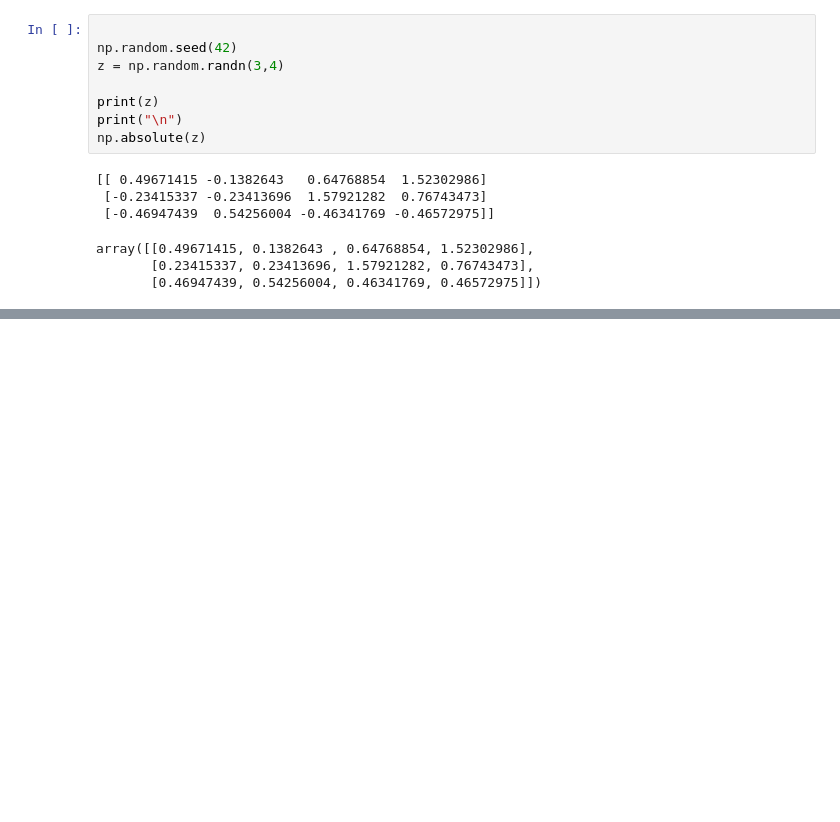
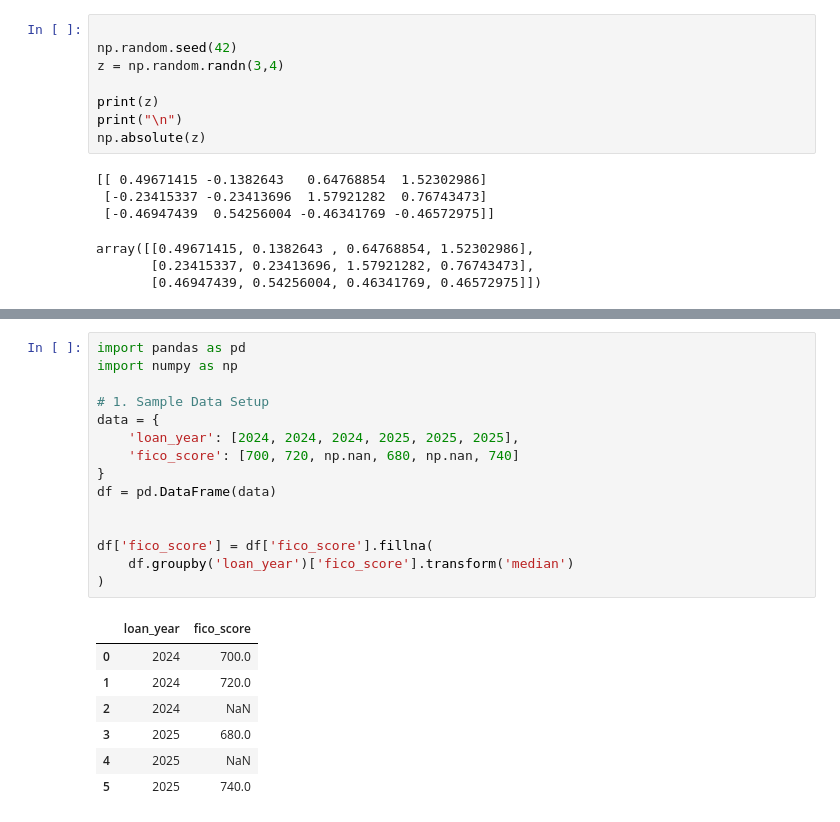
Before and after one commit to chayanbasu007/data_science_basics, a Jupyter notebook: Numpy_basics.ipynb, the cells around one changed output, grey strips where cells are left out. Drawn from its saved outputs; the diff is of its cells as text; blank space fills up the shorter version.

```diff
--- a/Numpy_basics.ipynb
+++ b/Numpy_basics.ipynb
@@ -1153,0 +1478,23 @@ array([[0.49671415, 0.1382643 , 0.64768854, 1.52302986],
+# %%
+import pandas as pd
+import numpy as np
+
+# 1. Sample Data Setup
+data = {
+    'loan_year': [2024, 2024, 2024, 2025, 2025, 2025],
+    'fico_score': [700, 720, np.nan, 680, np.nan, 740]
+}
+df = pd.DataFrame(data)
+
+
+df['fico_score'] = df['fico_score'].fillna(
+    df.groupby('loan_year')['fico_score'].transform('median')
+)
+# %% [output]
+|  | loan_year | fico_score |
+| 0 | 2024 | 700.0 |
+| 1 | 2024 | 720.0 |
+| 2 | 2024 | NaN |
+| 3 | 2025 | 680.0 |
+| 4 | 2025 | NaN |
+| 5 | 2025 | 740.0 |
```
Also changed, not shown: parts of 25 cells of this notebook.
